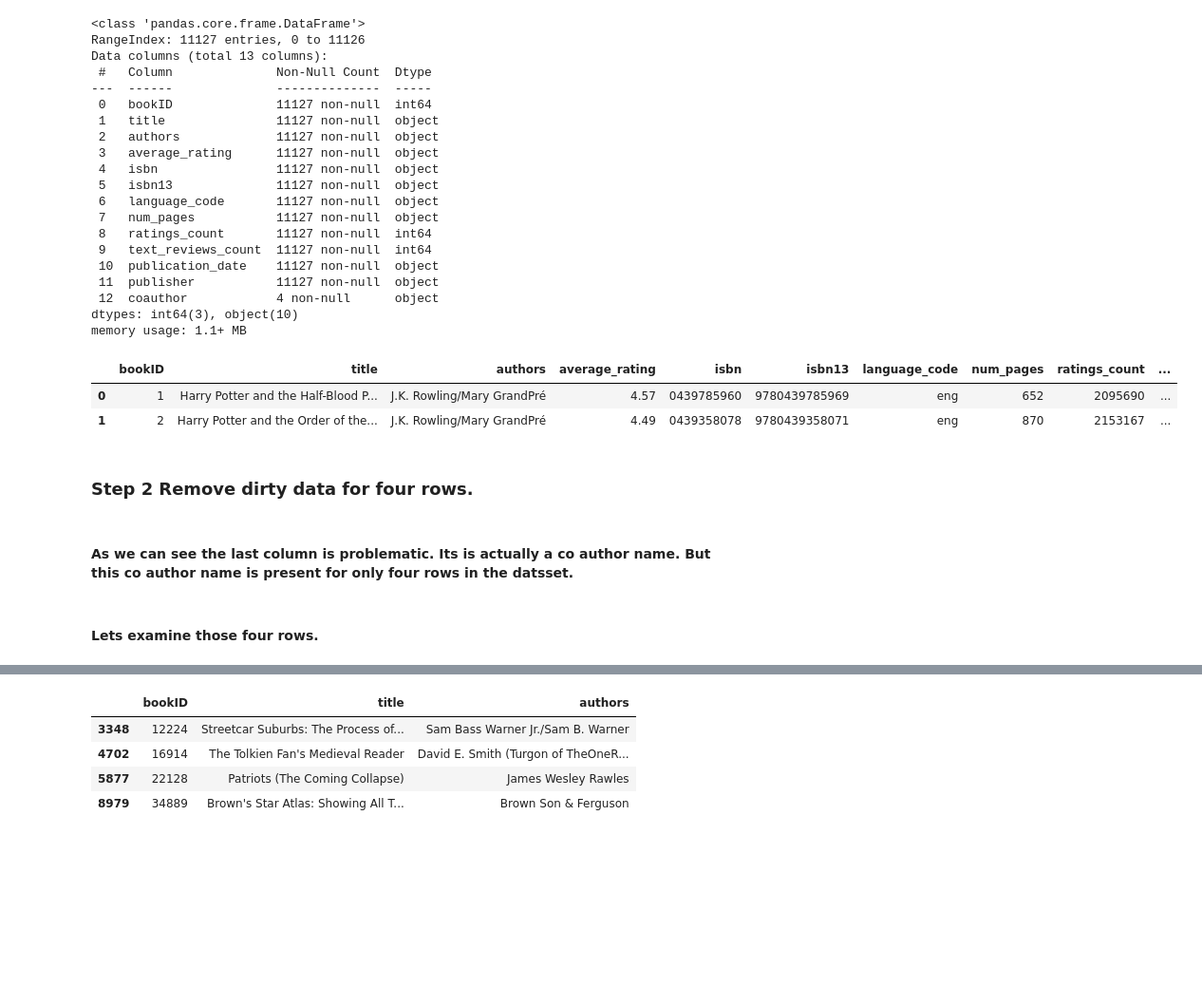
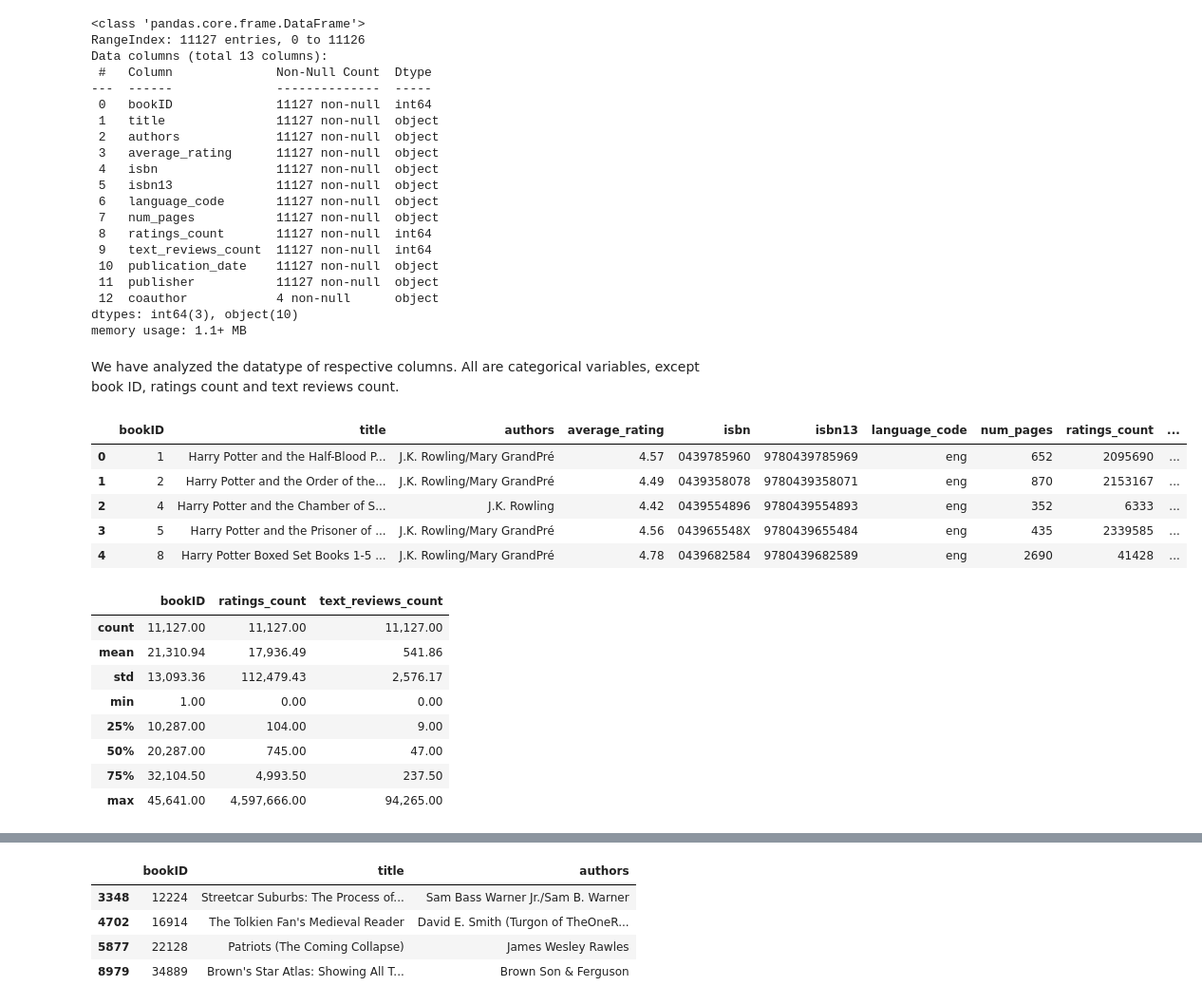
Before and after one commit to nareshkodam/Book-Rating-Prediction-Model, a Jupyter notebook: DataCleaning.ipynb, the cells around one changed output, grey strips where cells are left out. Shown: that part at 95% size. Saved outputs shown, nothing was run; the diff lists cells and outputs as text; code cells hidden in the pictures; blank space fills up the shorter version.

Commit message:
DataCleaned-2

```diff
--- a/DataCleaning.ipynb
+++ b/DataCleaning.ipynb
@@ -32,15 +65,28 @@ Data columns (total 13 columns):
  12  coauthor            4 non-null      object
 dtypes: int64(3), object(10)
 memory usage: 1.1+ MB
-# %%
-df.head(2)
-# %% [output]
-|  | bookID | title | authors | average_rating | isbn | isbn13 | language_code | num_pages | ratings_count | ... |
-| 0 | 1 | Harry Potter and the Half-Blood P... | J.K. Rowling/Mary GrandPré | 4.57 | 0439785960 | 9780439785969 | eng | 652 | 2095690 | ... |
-| 1 | 2 | Harry Potter and the Order of the... | J.K. Rowling/Mary GrandPré | 4.49 | 0439358078 | 9780439358071 | eng | 870 | 2153167 | ... |
-# %% [markdown]
-###  Step 2 Remove dirty data for four rows.
-# %% [markdown]
-#### As we can see the last column is problematic. Its is actually a co author name. But this co author name is present for only four rows in the datsset.
-# %% [markdown]
-#### Lets examine those four rows.
+# %% [markdown]
+We have analyzed the datatype of respective columns. All are categorical variables, except book ID, ratings count and text reviews count.
+# %%
+# Check the top 5 rows
+df.head(5)
+# %% [output]
+|  | bookID | title | authors | average_rating | isbn | isbn13 | language_code | num_pages | ratings_count | ... |
+| 0 | 1 | Harry Potter and the Half-Blood P... | J.K. Rowling/Mary GrandPré | 4.57 | 0439785960 | 9780439785969 | eng | 652 | 2095690 | ... |
+| 1 | 2 | Harry Potter and the Order of the... | J.K. Rowling/Mary GrandPré | 4.49 | 0439358078 | 9780439358071 | eng | 870 | 2153167 | ... |
+| 2 | 4 | Harry Potter and the Chamber of S... | J.K. Rowling | 4.42 | 0439554896 | 9780439554893 | eng | 352 | 6333 | ... |
+| 3 | 5 | Harry Potter and the Prisoner of ... | J.K. Rowling/Mary GrandPré | 4.56 | 043965548X | 9780439655484 | eng | 435 | 2339585 | ... |
+| 4 | 8 | Harry Potter Boxed Set Books 1-5 ... | J.K. Rowling/Mary GrandPré | 4.78 | 0439682584 | 9780439682589 | eng | 2690 | 41428 | ... |
+# %%
+#Summary Statistics - Non-Categorical
+df.describe().applymap('{:,.2f}'.format)
+# %% [output]
+|  | bookID | ratings_count | text_reviews_count |
+| count | 11,127.00 | 11,127.00 | 11,127.00 |
+| mean | 21,310.94 | 17,936.49 | 541.86 |
+| std | 13,093.36 | 112,479.43 | 2,576.17 |
+| min | 1.00 | 0.00 | 0.00 |
+| 25% | 10,287.00 | 104.00 | 9.00 |
+| 50% | 20,287.00 | 745.00 | 47.00 |
+| 75% | 32,104.50 | 4,993.50 | 237.50 |
+| max | 45,641.00 | 4,597,666.00 | 94,265.00 |
```
Also changed, not shown: parts of 37 cells of this notebook.
